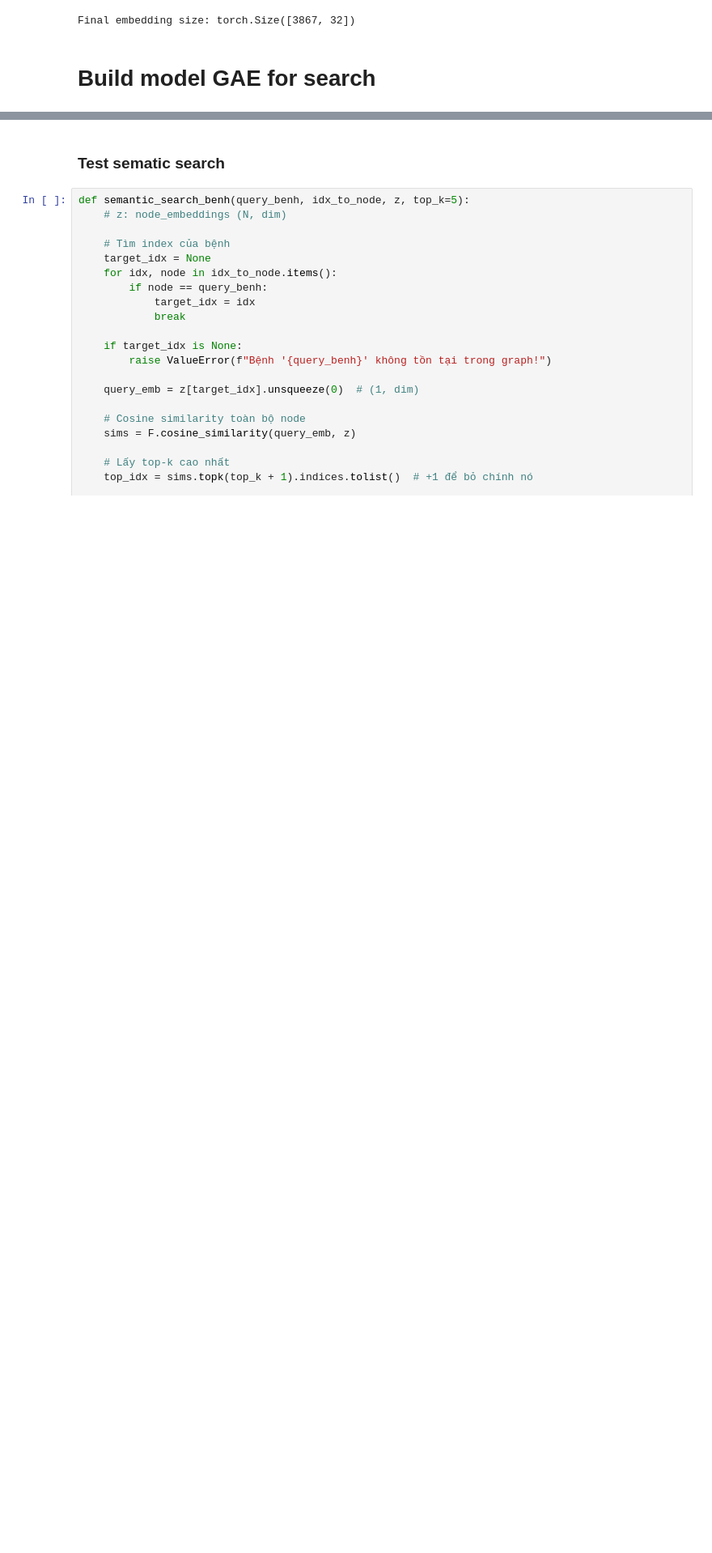
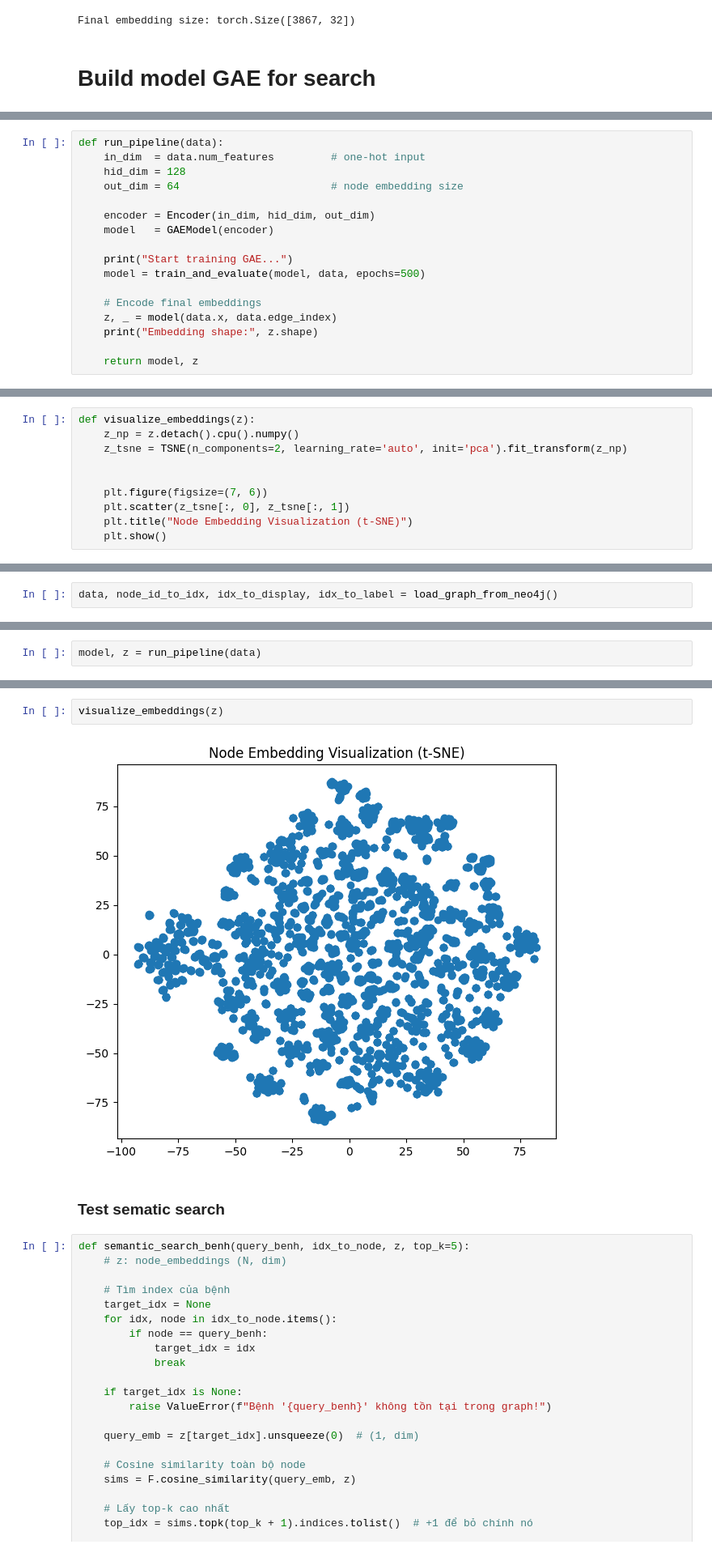
Before and after one commit to samuel7232003/project-ky-9, a Jupyter notebook: KG_RAG_AI/rag_knowledge_graph_disease_tree/querry_graph_db.ipynb, the cells around one changed output, grey strips where cells are left out. Shown at 81% size. Cells and saved outputs as stored; diff of their text form; blank space fills up the shorter version.

```diff
--- a/KG_RAG_AI/rag_knowledge_graph_disease_tree/querry_graph_db.ipynb
+++ b/KG_RAG_AI/rag_knowledge_graph_disease_tree/querry_graph_db.ipynb
@@ -358,0 +444,17 @@ Embedding shape: torch.Size([3867, 64])
+# %%
+def run_pipeline(data):
+    in_dim  = data.num_features         # one-hot input
+    hid_dim = 128
+    out_dim = 64                        # node embedding size
+
+    encoder = Encoder(in_dim, hid_dim, out_dim)
+    model   = GAEModel(encoder)
+
+    print("Start training GAE...")
+    model = train_and_evaluate(model, data, epochs=500)
+
+    # Encode final embeddings
+    z, _ = model(data.x, data.edge_index)
+    print("Embedding shape:", z.shape)
+
+    return model, z
@@ -358,0 +471,10 @@ Embedding shape: torch.Size([3867, 64])
+# %%
+def visualize_embeddings(z):
+    z_np = z.detach().cpu().numpy()
+    z_tsne = TSNE(n_components=2, learning_rate='auto', init='pca').fit_transform(z_np)
+
+
+    plt.figure(figsize=(7, 6))
+    plt.scatter(z_tsne[:, 0], z_tsne[:, 1])
+    plt.title("Node Embedding Visualization (t-SNE)")
+    plt.show()
@@ -358,0 +515,2 @@ Embedding shape: torch.Size([3867, 64])
+# %%
+data, node_id_to_idx, idx_to_display, idx_to_label = load_graph_from_neo4j()
@@ -358,0 +522,2 @@ Embedding shape: torch.Size([3867, 64])
+# %%
+model, z = run_pipeline(data)
@@ -359,3 +538,7 @@ Embedding shape: torch.Size([3867, 64])
+# %%
+visualize_embeddings(z)
+# %% [output]
+[figure, added]
 # %% [markdown]
 ### Test sematic search
 # %%
```
Also changed, not shown: parts of 33 cells of this notebook, 3 other files.
